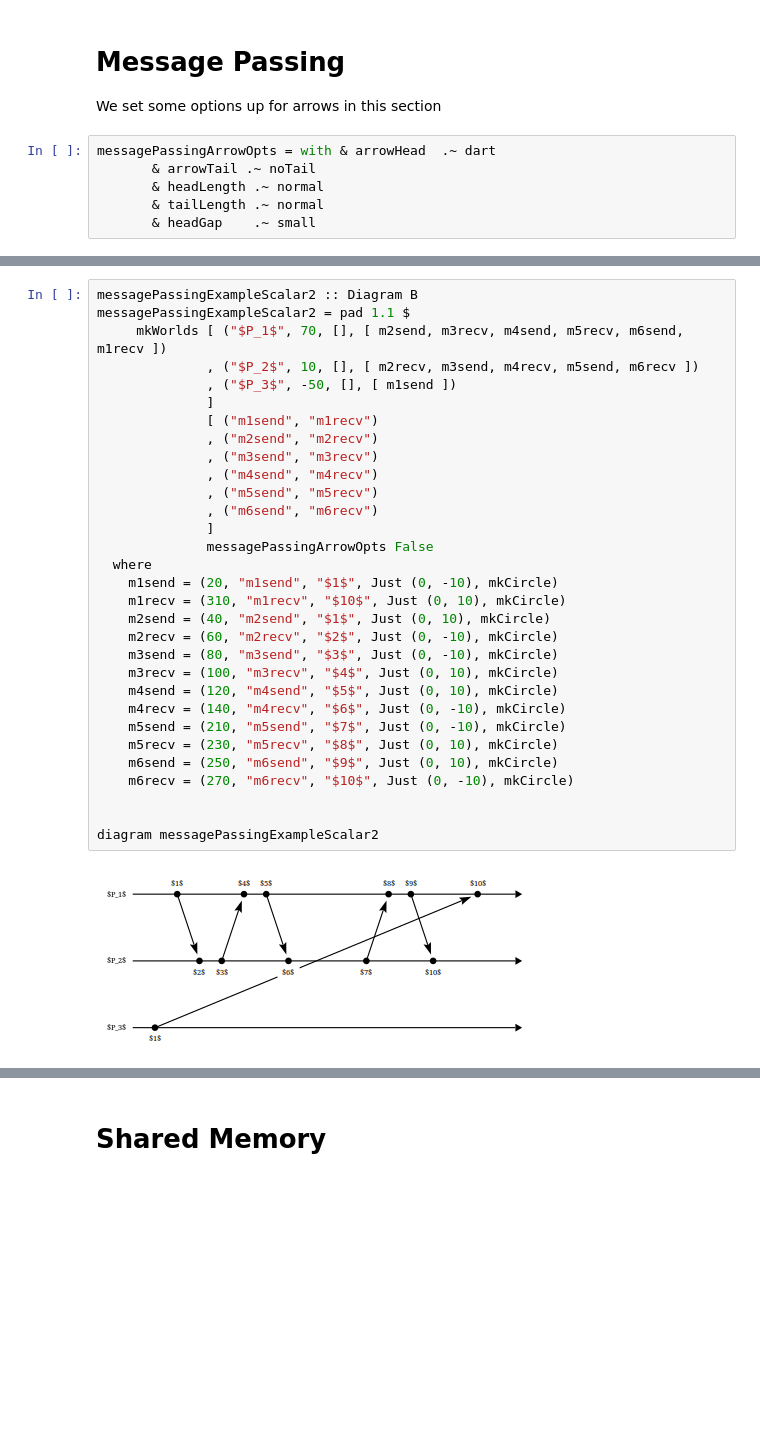
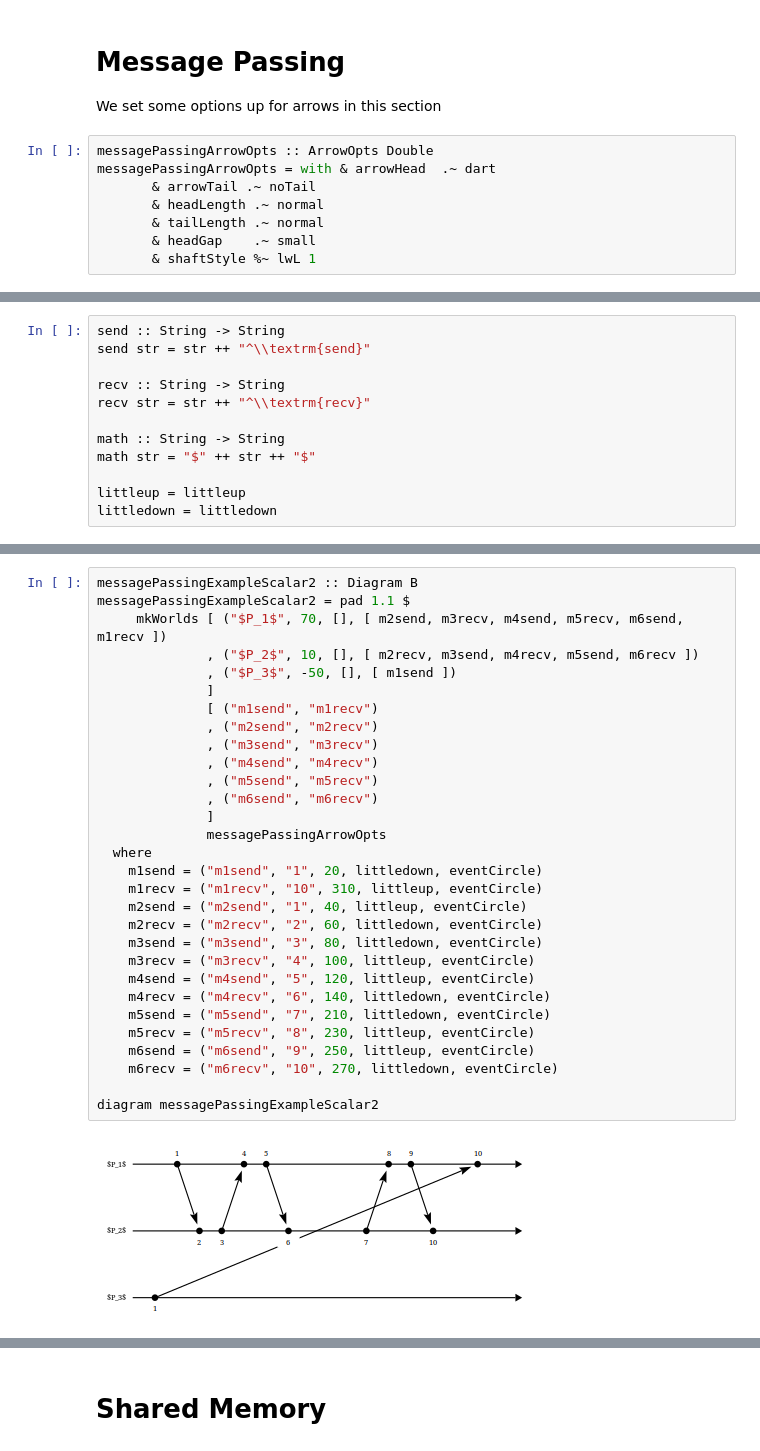
Before and after one commit to dunnl/distributed-systems-art, a Jupyter notebook: notebooks/Diagrams.ipynb, the cells around one changed output, grey strips where cells are left out. Drawn from its saved outputs; the diff is of its cells as text; blank space fills up the shorter version.

```diff
--- a/notebooks/Diagrams.ipynb
+++ b/notebooks/Diagrams.ipynb
@@ -154,8 +153,10 @@ mkWorlds worlds points opts dashed =
 
 We set some options up for arrows in this section
 # %%
+messagePassingArrowOpts :: ArrowOpts Double
 messagePassingArrowOpts = with & arrowHead  .~ dart
        & arrowTail .~ noTail
        & headLength .~ normal
        & tailLength .~ normal
        & headGap    .~ small
+       & shaftStyle %~ lwL 1
@@ -163,0 +163,12 @@ messagePassingArrowOpts = with & arrowHead  .~ dart
+# %%
+send :: String -> String
+send str = str ++ "^\\textrm{send}"
+
+recv :: String -> String
+recv str = str ++ "^\\textrm{recv}"
+
+math :: String -> String
+math str = "$" ++ str ++ "$"
+
+littleup = littleup
+littledown = littledown
@@ -233,33 +276,32 @@ diagram messagePassingExample2
 # %%
 messagePassingExampleScalar2 :: Diagram B
 messagePassingExampleScalar2 = pad 1.1 $
      mkWorlds [ ("$P_1$", 70, [], [ m2send, m3recv, m4send, m5recv, m6send, m1recv ])
               , ("$P_2$", 10, [], [ m2recv, m3send, m4recv, m5send, m6recv ])
               , ("$P_3$", -50, [], [ m1send ])
               ]
               [ ("m1send", "m1recv")
               , ("m2send", "m2recv")
               , ("m3send", "m3recv")
               , ("m4send", "m4recv")
               , ("m5send", "m5recv")
               , ("m6send", "m6recv")
               ]
-              messagePassingArrowOpts False
+              messagePassingArrowOpts
   where
-    m1send = (20, "m1send", "$1$", Just (0, -10), mkCircle)
-    m1recv = (310, "m1recv", "$10$", Just (0, 10), mkCircle)
-    m2send = (40, "m2send", "$1$", Just (0, 10), mkCircle)
-    m2recv = (60, "m2recv", "$2$", Just (0, -10), mkCircle)
-    m3send = (80, "m3send", "$3$", Just (0, -10), mkCircle)
-    m3recv = (100, "m3recv", "$4$", Just (0, 10), mkCircle)
-    m4send = (120, "m4send", "$5$", Just (0, 10), mkCircle)
-    m4recv = (140, "m4recv", "$6$", Just (0, -10), mkCircle)
-    m5send = (210, "m5send", "$7$", Just (0, -10), mkCircle)
-    m5recv = (230, "m5recv", "$8$", Just (0, 10), mkCircle)
-    m6send = (250, "m6send", "$9$", Just (0, 10), mkCircle)
-    m6recv = (270, "m6recv", "$10$", Just (0, -10), mkCircle)
-
+    m1send = ("m1send", "1", 20, littledown, eventCircle)
+    m1recv = ("m1recv", "10", 310, littleup, eventCircle)
+    m2send = ("m2send", "1", 40, littleup, eventCircle)
+    m2recv = ("m2recv", "2", 60, littledown, eventCircle)
+    m3send = ("m3send", "3", 80, littledown, eventCircle)
+    m3recv = ("m3recv", "4", 100, littleup, eventCircle)
+    m4send = ("m4send", "5", 120, littleup, eventCircle)
+    m4recv = ("m4recv", "6", 140, littledown, eventCircle)
+    m5send = ("m5send", "7", 210, littledown, eventCircle)
+    m5recv = ("m5recv", "8", 230, littleup, eventCircle)
+    m6send = ("m6send", "9", 250, littleup, eventCircle)
+    m6recv = ("m6recv", "10", 270, littledown, eventCircle)
 
 diagram messagePassingExampleScalar2
 # %% [output]
-[figure, old version]
+[figure, new version]
```
Also changed, not shown: parts of 28 cells of this notebook.
